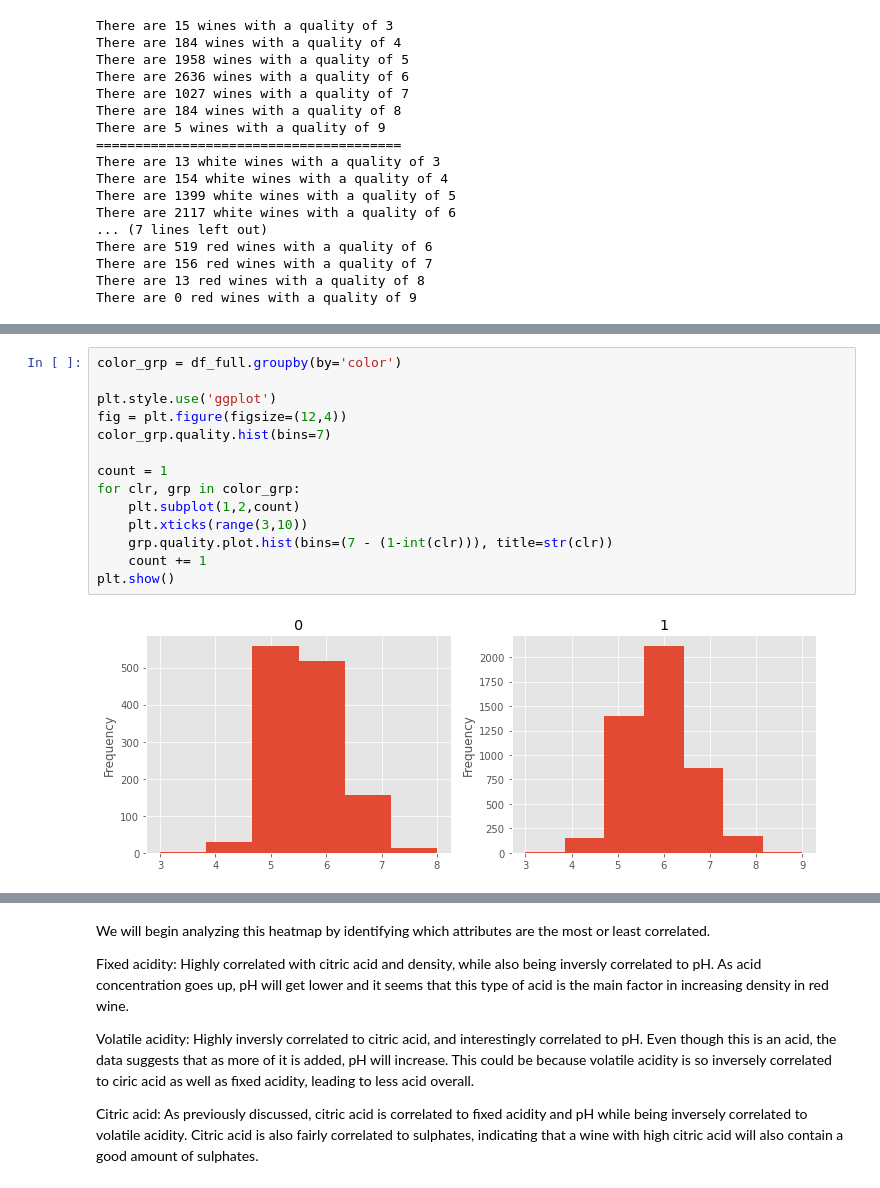
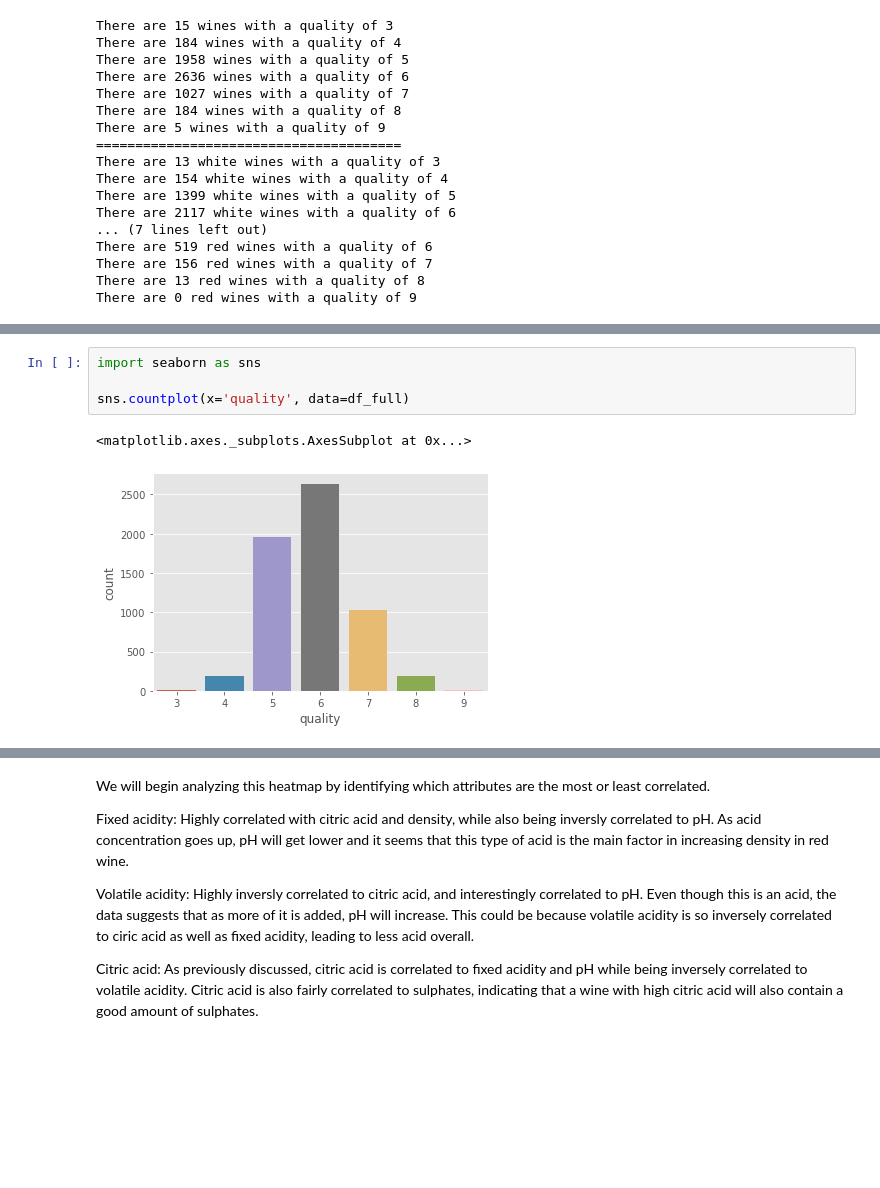
Before and after one commit to harrisonnoble/ml-projects, a Jupyter notebook: Lab 1/Lab 1.ipynb, the cells around one changed output, grey strips where cells are left out. Cells and saved outputs as stored; diff of their text form; blank space fills up the shorter version.

```diff
--- a/Lab 1/Lab 1.ipynb
+++ b/Lab 1/Lab 1.ipynb
@@ -289,16 +284,7 @@ df_full.quality.plot.hist(bins=7, title='Quality distribution')
-# %%
-color_grp = df_full.groupby(by='color')
-
-plt.style.use('ggplot')
-fig = plt.figure(figsize=(12,4))
-color_grp.quality.hist(bins=7)
-
-count = 1
-for clr, grp in color_grp:
-    plt.subplot(1,2,count)
-    plt.xticks(range(3,10))
-    grp.quality.plot.hist(bins=(7 - (1-int(clr))), title=str(clr))
-    count += 1
-plt.show()
-# %% [output]
-[figure, removed]
+# %%
+import seaborn as sns
+
+sns.countplot(x='quality', data=df_full)
+# %% [output]
+<matplotlib.axes._subplots.AxesSubplot at 0x...>
+[figure, added]
```
Also changed, not shown: parts of 10 cells of this notebook.
